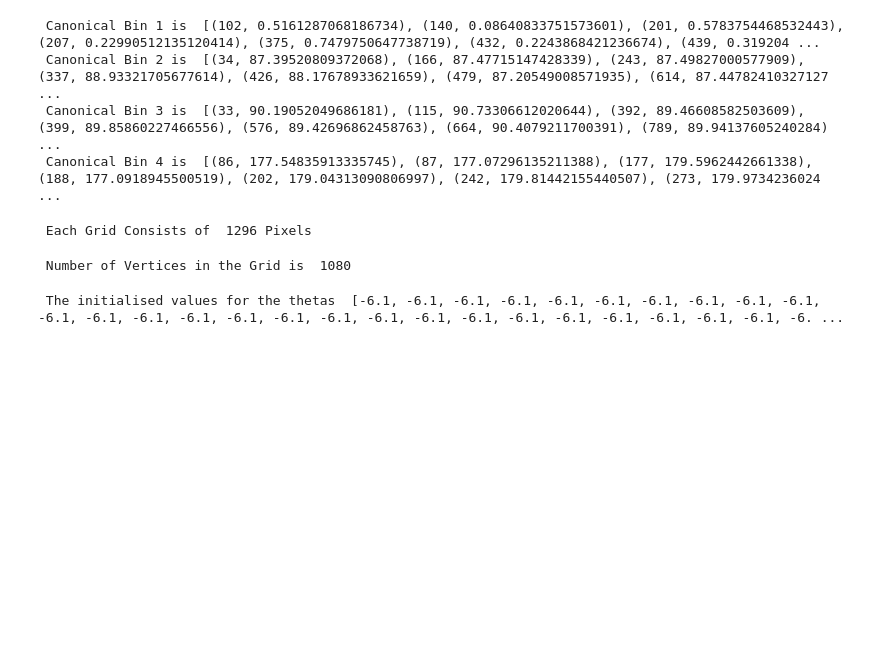
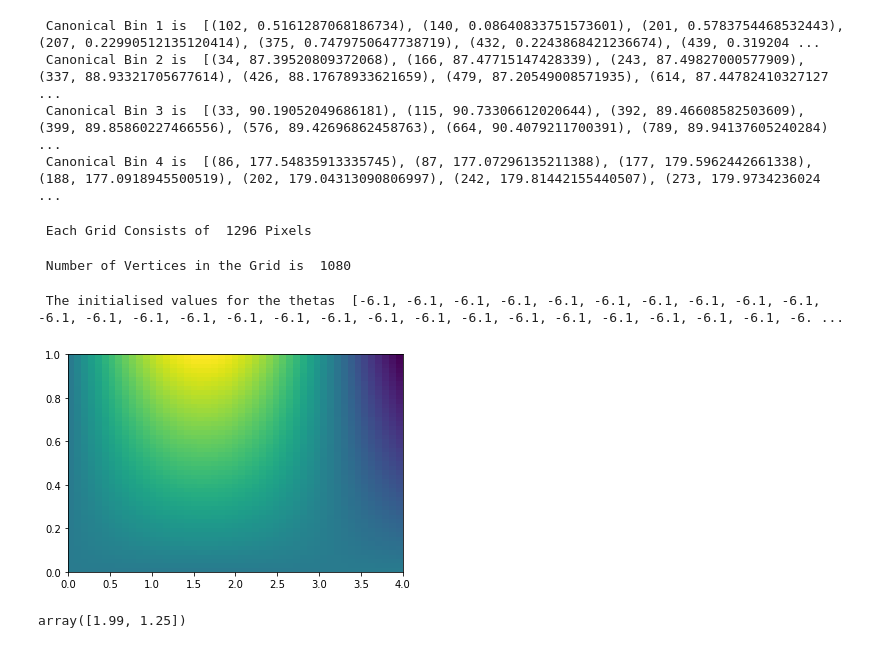
Before and after one commit to sdeepaknarayanan/Computer-Vision, a Jupyter notebook: Content Aware Rotation/Content Aware Rotation/CAR.ipynb, the cells around one changed output. Cells and saved outputs as stored; diff of their text form; code cells hidden in the pictures; blank space fills up the shorter version.

```diff
--- a/Content Aware Rotation/Content Aware Rotation/CAR.ipynb
+++ b/Content Aware Rotation/Content Aware Rotation/CAR.ipynb
@@ -158,3 +158,29 @@ thetas = [rotated for i in range(90)]
 print(" The initialised values for the thetas ",thetas)
 # %% [output]
  The initialised values for the thetas  [-6.1, -6.1, -6.1, -6.1, -6.1, -6.1, -6.1, -6.1, -6.1, -6.1, -6.1, -6.1, -6.1, -6.1, -6.1, -6.1, -6.1, -6.1, -6.1, -6.1, -6.1, -6.1, -6.1, -6.1, -6.1, -6.1, -6. ...
+# %%
+import matplotlib.pyplot as plt
+import numpy as np
+
+x = np.linspace(0,4)
+y = np.linspace(0,1)
+
+def f(x, y):
+    return y * np.sin(x)
+
+X, Y = np.meshgrid(x,y)
+Z = np.zeros((50,50))
+
+for i in range(50):
+   for j in range(50):
+       Z[i,j] = f(X[i,j],Y[i,j])
+
+plt.pcolor(X, Y, Z)
+plt.show()
+# %% [output]
+[figure, added]
+# %%
+val = np.array([1.985462,1.2462352])
+val.round(2)
+# %% [output]
+array([1.99, 1.25])
```
Also changed, not shown: parts of 1 cell of this notebook, 18 other files.
